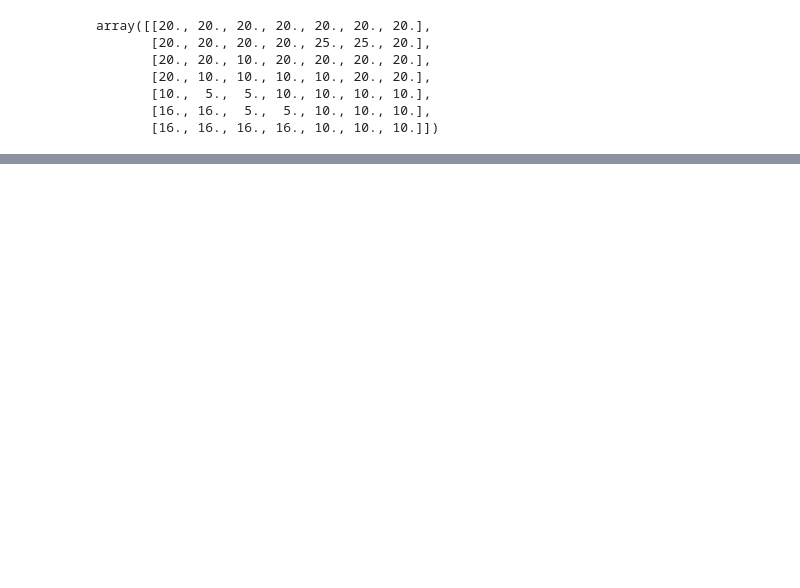
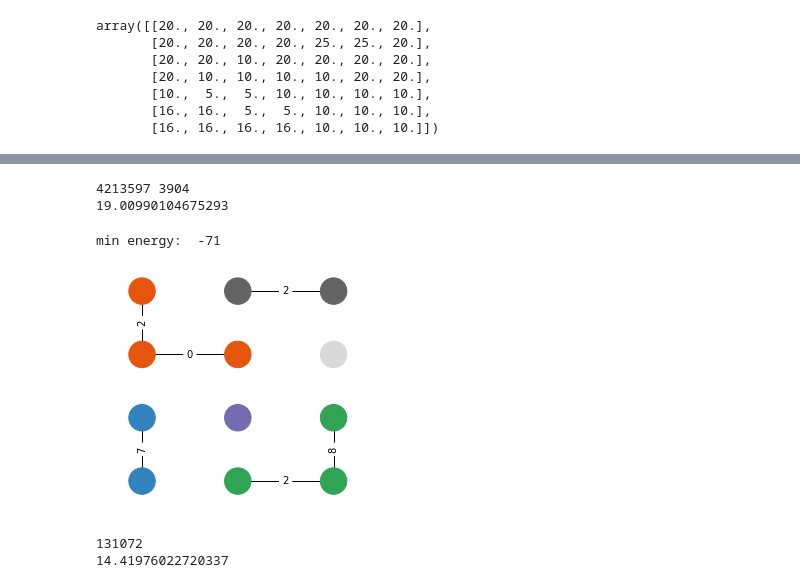
Before and after one commit to remrace/summer-school, a Jupyter notebook: playing_with_networkx.ipynb, the cells around one changed output, grey strips where cells are left out. Cells and saved outputs as stored; diff of their text form; code cells hidden in the pictures; blank space fills up the shorter version.

```diff
--- a/playing_with_networkx.ipynb
+++ b/playing_with_networkx.ipynb
@@ -218,0 +226,26 @@ print(t3-t2)
+# %%
+import time
+start = time.time()
+i1, i2 = 0,0
+for p in partition(list(G.nodes)):
+    i1+=1
+    if all(is_linked(G,part) for part in p):
+        i2+=1
+print(i1,i2)
+end = time.time()
+print (end-start)
+# %% [output]
+4213597 3904
+19.00990104675293
+# %%
+import time
+start = time.time()
+minimum_energy(G)
+print (t)
+end = time.time()
+print (end-start)
+# %% [output]
+min energy:  -71
+[figure, added]
+131072
+14.41976022720337
```
Also changed, not shown: parts of 4 cells of this notebook, 3 other files.
